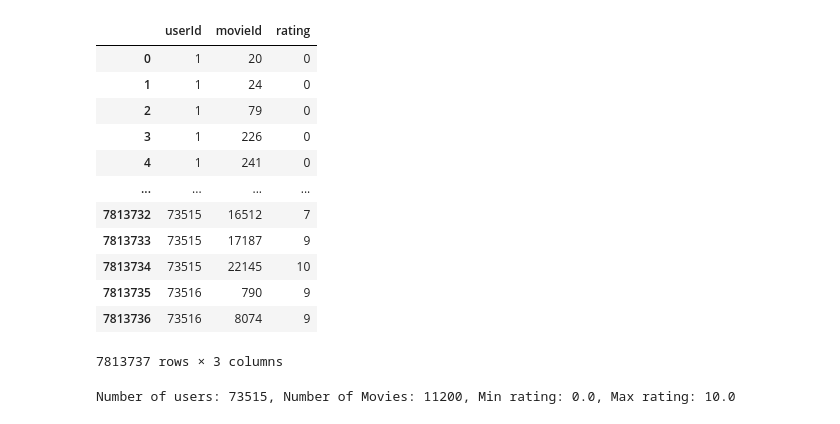
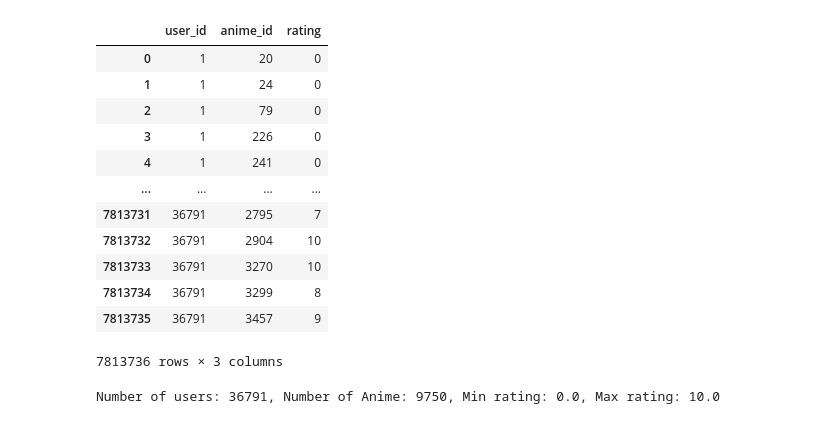
Before and after one commit to kunal-mallick/Anime_Recommendations_System, a Jupyter notebook: model/model.ipynb, the cells around one changed output. Cells and saved outputs as stored; diff of their text form; code cells hidden in the pictures.

```diff
--- a/model/model.ipynb
+++ b/model/model.ipynb
@@ -46,0 +12,10 @@ rating2
+# %%
+import os as os
+
+anime_datapath = os.path.join(os.path.dirname(os.getcwd()), 'Dataset','anime.csv')
+rating1_datapath = os.path.join(os.path.dirname(os.getcwd()), 'Dataset','rating1.csv')
+rating2_datapath = os.path.join(os.path.dirname(os.getcwd()), 'Dataset','rating1.csv')
+# %%
+rating1 = pd.read_csv(rating1_datapath)
+
+rating1
@@ -46,0 +36,4 @@ rating2
+# %%
+rating2 = pd.read_csv(rating2_datapath)
+
+rating2
@@ -47,23 +54,22 @@ rating2
 # %%
-df = pd.concat([rating1, rating2],axis=0)
-df.reset_index(inplace=True)
-df.drop(columns='index', inplace=True)
-df.columns = ["userId", "movieId", "rating"]
-df.loc[df['rating'] ==-1,'rating'] = 0
+rating_data = pd.concat([rating1, rating2],axis=0)
+rating_data.reset_index(inplace=True)
+rating_data.drop(columns='index', inplace=True)
+rating_data.loc[rating_data['rating'] ==-1,'rating'] = 0
 
-df
+rating_data
 # %% [output]
-|  | userId | movieId | rating |
+|  | user_id | anime_id | rating |
 | 0 | 1 | 20 | 0 |
 | 1 | 1 | 24 | 0 |
 | 2 | 1 | 79 | 0 |
 | 3 | 1 | 226 | 0 |
 | 4 | 1 | 241 | 0 |
 | ... | ... | ... | ... |
-| 7813732 | 73515 | 16512 | 7 |
-| 7813733 | 73515 | 17187 | 9 |
-| 7813734 | 73515 | 22145 | 10 |
-| 7813735 | 73516 | 790 | 9 |
-| 7813736 | 73516 | 8074 | 9 |
+| 7813731 | 36791 | 2795 | 7 |
+| 7813732 | 36791 | 2904 | 10 |
+| 7813733 | 36791 | 3270 | 10 |
+| 7813734 | 36791 | 3299 | 8 |
+| 7813735 | 36791 | 3457 | 9 |
-7813737 rows × 3 columns
+7813736 rows × 3 columns
 # %%
@@ -78,13 +84,13 @@ df["movie"] = df["movieId"].map(movie2movie_encoded)
 # %%
 num_users = len(user2user_encoded)
-num_movies = len(movie2movie_encoded)
-df["rating"] = df["rating"].values.astype(np.float32)
+num_animes = len(anime2anime_encoded)
+rating_data["rating"] = rating_data["rating"].values.astype(np.float32)
 # min and max ratings will be used to normalize the ratings later
-min_rating = min(df["rating"])
-max_rating = max(df["rating"])
+min_rating = min(rating_data["rating"])
+max_rating = max(rating_data["rating"])
 
 print(
-    "Number of users: {}, Number of Movies: {}, Min rating: {}, Max rating: {}".format(
-        num_users, num_movies, min_rating, max_rating))
+    "Number of users: {}, Number of Anime: {}, Min rating: {}, Max rating: {}".format(
+        num_users, num_animes, min_rating, max_rating))
 # %% [output]
-Number of users: 73515, Number of Movies: 11200, Min rating: 0.0, Max rating: 10.0
+Number of users: 36791, Number of Anime: 9750, Min rating: 0.0, Max rating: 10.0
```
Also changed, not shown: parts of 45 cells of this notebook, 6 other files.
